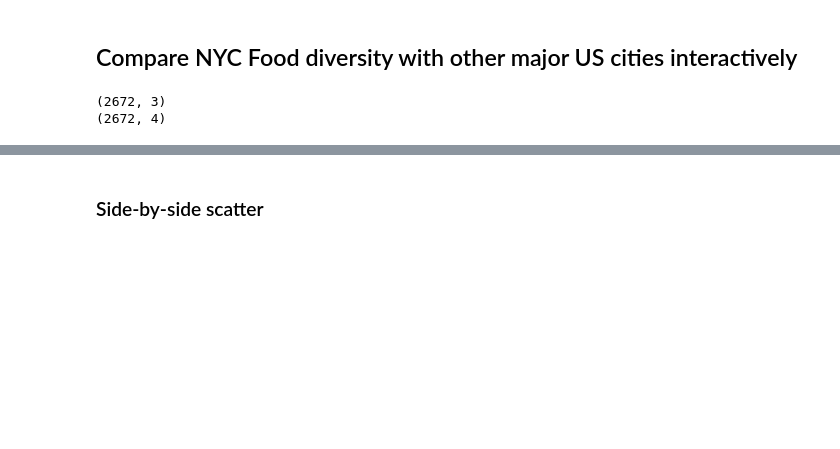
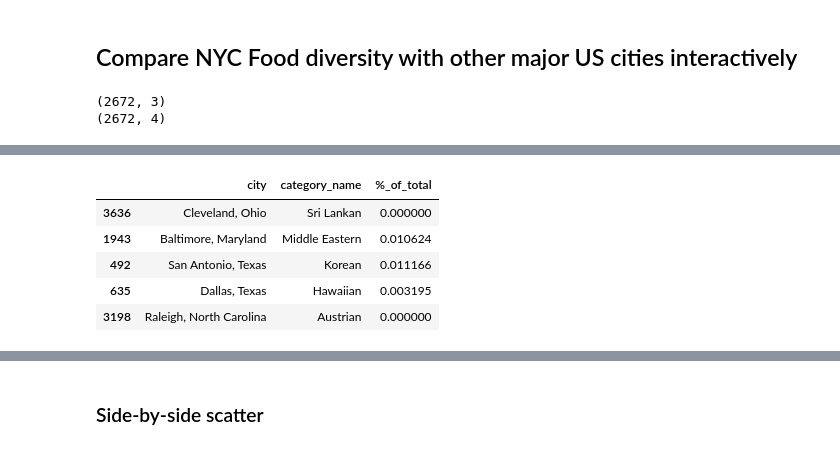
Before and after one commit to wiiilla/Food_Diversity_In_US_Cities, a Jupyter notebook: DataAnalysis&Viz.ipynb, the cells around one changed output, grey strips where cells are left out. Saved outputs shown, nothing was run; the diff lists cells and outputs as text; code cells hidden in the pictures; blank space fills up the shorter version.

```diff
--- a/DataAnalysis&Viz.ipynb
+++ b/DataAnalysis&Viz.ipynb
@@ -114,0 +173,14 @@ cities.sample(1)
+# %%
+cities_filled = pd.merge( filler, cities.reset_index()[['city','category_name', '%_of_total']],
+                    how = 'outer',
+                    left_on = ['city', 'category_name'],
+                    right_on =['city', 'category_name'])\
+            .fillna(0)
+cities_filled.sample(5)
+# %% [output]
+|  | city | category_name | %_of_total |
+| 3636 | Cleveland, Ohio | Sri Lankan | 0.000000 |
+| 1943 | Baltimore, Maryland | Middle Eastern | 0.010624 |
+| 492 | San Antonio, Texas | Korean | 0.011166 |
+| 635 | Dallas, Texas | Hawaiian | 0.003195 |
+| 3198 | Raleigh, North Carolina | Austrian | 0.000000 |
```
Also changed, not shown: parts of 19 cells of this notebook, 5 other files.
